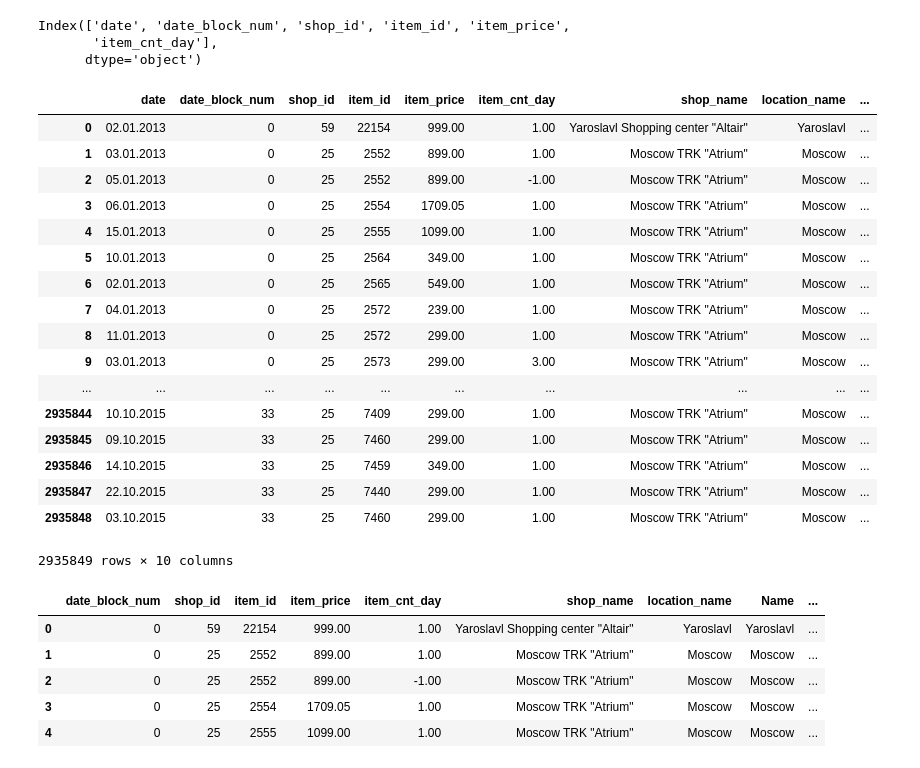
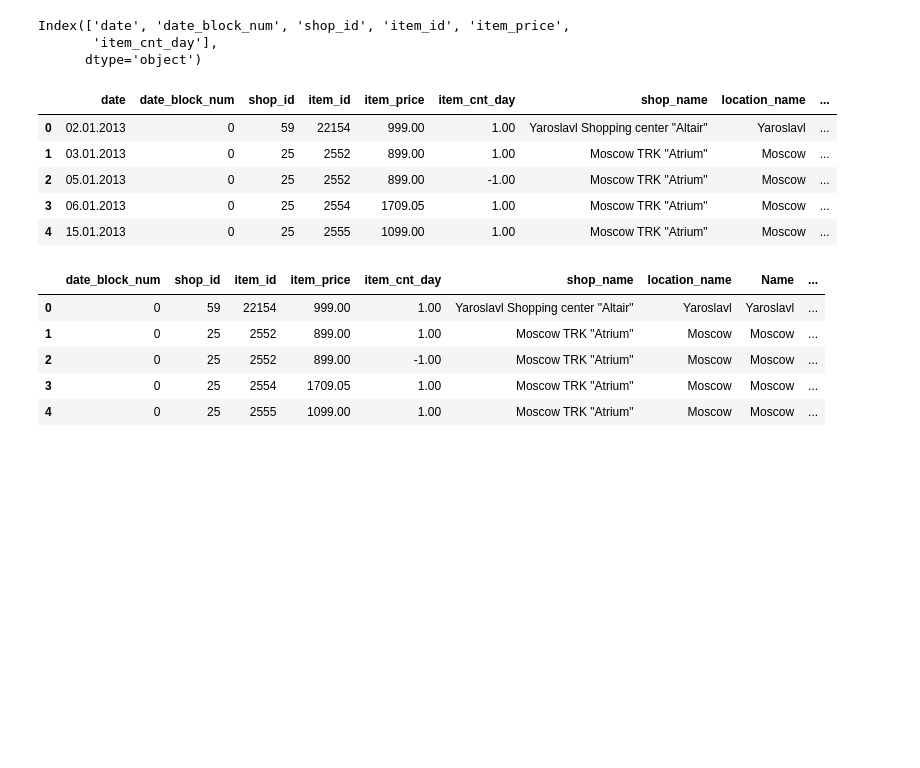
Before and after one commit to JeongChanwoo/ML_Intro_kaggle_1st, a Jupyter notebook: JeongChanwoo/Predict Future Sales.ipynb, the cells around one changed output. Saved outputs shown, nothing was run; the diff lists cells and outputs as text; code cells hidden in the pictures; blank space fills up the shorter version.

```diff
--- a/JeongChanwoo/Predict Future Sales.ipynb
+++ b/JeongChanwoo/Predict Future Sales.ipynb
@@ -8,12 +8,12 @@ from googletrans import Translator
 import googletrans
 %matplotlib inline
 # %%
-df_train = pd.read_csv('sales_train.csv.gz',)
-df_test = pd.read_csv('test.csv.gz')
-df_items = pd.read_csv('items.csv')
-df_item_categories = pd.read_csv('item_categories.csv')
-df_shop = pd.read_csv('shops.csv')
-df_sample_submission = pd.read_csv('sample_submission.csv.gz')
+df_train = pd.read_csv('./data/sales_train.csv.gz',)
+df_test = pd.read_csv('./data/test.csv.gz')
+df_items = pd.read_csv('./data/items.csv')
+df_item_categories = pd.read_csv('./data/item_categories.csv')
+df_shop = pd.read_csv('./data/shops.csv')
+df_sample_submission = pd.read_csv('./data/sample_submission.csv.gz')
 # %% [markdown]
 ## Data shape & structure
 ###  df_train
@@ -298,7 +298,7 @@ df_shop_new.head()
 * https://gist.githubusercontent.com/logvik/cf787bda80a8aa125c84/raw/2749e1679670baad67fd9361feb7cb5437f2d8ad/population.csv csv 파일
 * Oblast,Krai는 주를 의미 (람다 식의 적용으로 제거)
 # %%
-df_population = pd.read_csv('population.csv')
+df_population = pd.read_csv('./data/population.csv')
 df_population.head()
 # %% [output]
 |  | Code | Name | year1959 | year1970 | year1979 | year1989 | year2002 | year2010 | year2013 | year2014 |
@@ -458,26 +458,14 @@ Index(['date', 'date_block_num', 'shop_id', 'item_id', 'item_price',
       dtype='object')
 # %%
 df_train_location = pd.merge(df_train,df_shop_new_2,left_on = 'shop_id', right_on='shop_id', how='left')
-df_train_location
+df_train_location.head()
 # %% [output]
 |  | date | date_block_num | shop_id | item_id | item_price | item_cnt_day | shop_name | location_name | ... |
 | 0 | 02.01.2013 | 0 | 59 | 22154 | 999.00 | 1.00 | Yaroslavl Shopping center "Altair" | Yaroslavl | ... |
 | 1 | 03.01.2013 | 0 | 25 | 2552 | 899.00 | 1.00 | Moscow TRK "Atrium" | Moscow | ... |
 | 2 | 05.01.2013 | 0 | 25 | 2552 | 899.00 | -1.00 | Moscow TRK "Atrium" | Moscow | ... |
 | 3 | 06.01.2013 | 0 | 25 | 2554 | 1709.05 | 1.00 | Moscow TRK "Atrium" | Moscow | ... |
 | 4 | 15.01.2013 | 0 | 25 | 2555 | 1099.00 | 1.00 | Moscow TRK "Atrium" | Moscow | ... |
-| 5 | 10.01.2013 | 0 | 25 | 2564 | 349.00 | 1.00 | Moscow TRK "Atrium" | Moscow | ... |
-| 6 | 02.01.2013 | 0 | 25 | 2565 | 549.00 | 1.00 | Moscow TRK "Atrium" | Moscow | ... |
-| 7 | 04.01.2013 | 0 | 25 | 2572 | 239.00 | 1.00 | Moscow TRK "Atrium" | Moscow | ... |
-| 8 | 11.01.2013 | 0 | 25 | 2572 | 299.00 | 1.00 | Moscow TRK "Atrium" | Moscow | ... |
-| 9 | 03.01.2013 | 0 | 25 | 2573 | 299.00 | 3.00 | Moscow TRK "Atrium" | Moscow | ... |
-| ... | ... | ... | ... | ... | ... | ... | ... | ... | ... |
-| 2935844 | 10.10.2015 | 33 | 25 | 7409 | 299.00 | 1.00 | Moscow TRK "Atrium" | Moscow | ... |
-| 2935845 | 09.10.2015 | 33 | 25 | 7460 | 299.00 | 1.00 | Moscow TRK "Atrium" | Moscow | ... |
-| 2935846 | 14.10.2015 | 33 | 25 | 7459 | 349.00 | 1.00 | Moscow TRK "Atrium" | Moscow | ... |
-| 2935847 | 22.10.2015 | 33 | 25 | 7440 | 299.00 | 1.00 | Moscow TRK "Atrium" | Moscow | ... |
-| 2935848 | 03.10.2015 | 33 | 25 | 7460 | 299.00 | 1.00 | Moscow TRK "Atrium" | Moscow | ... |
-2935849 rows × 10 columns
 # %%
 df_train_location.drop(['date'],inplace=True,axis=1)
 # %%
```
Also changed, not shown: parts of 19 cells of this notebook.
